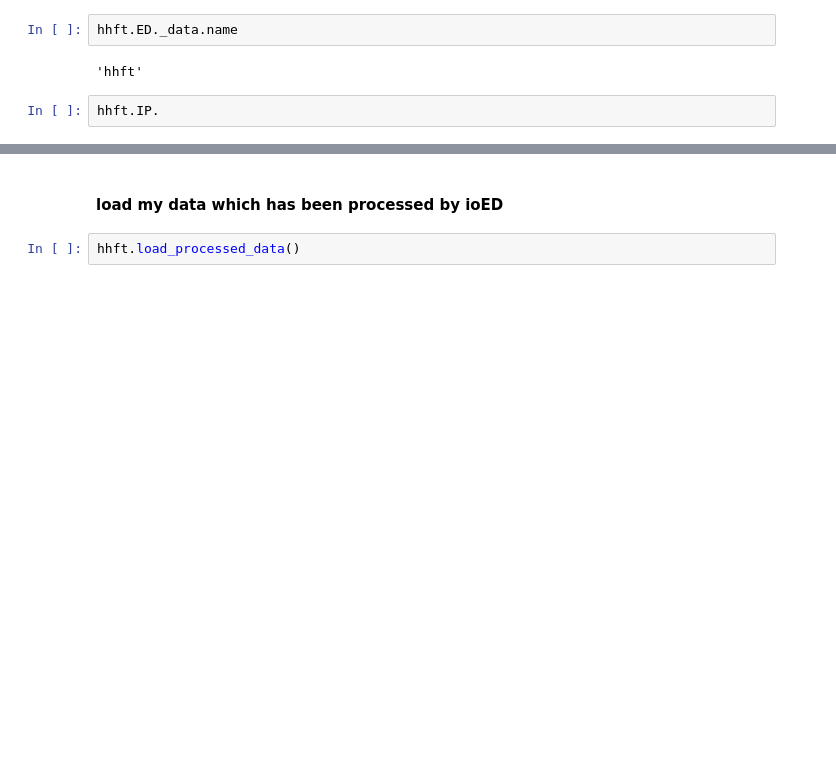
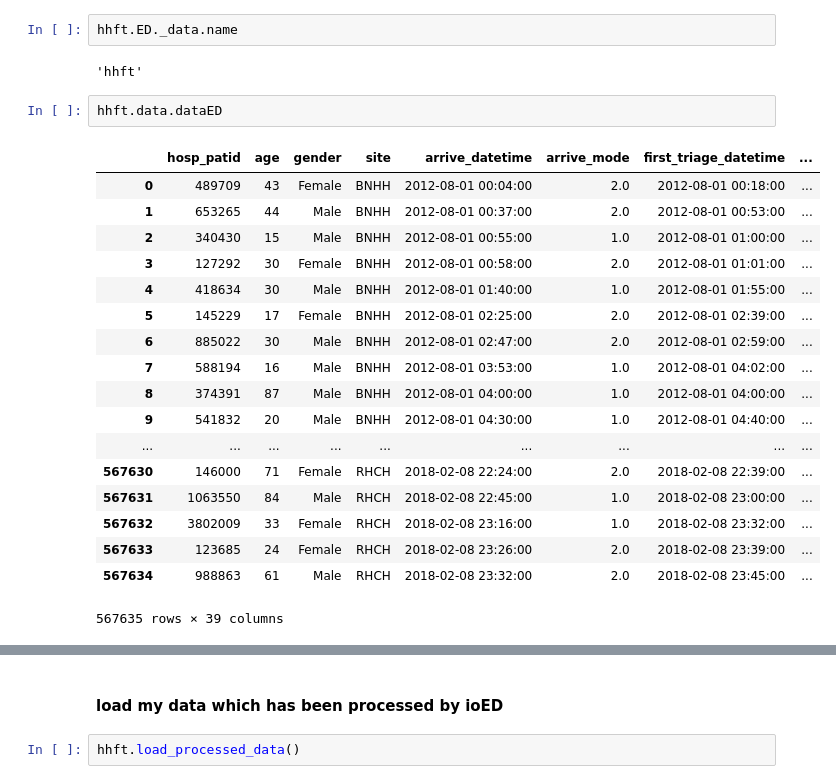
Before and after one commit to BradKeogh/flosp, a Jupyter notebook: hhft/hhftED_analysis.ipynb, the cells around one changed output, grey strips where cells are left out. Cells and saved outputs as stored; diff of their text form; blank space fills up the shorter version.

```diff
--- a/hhft/hhftED_analysis.ipynb
+++ b/hhft/hhftED_analysis.ipynb
@@ -35,5 +31,24 @@ hhft
 hhft.ED._data.name
 # %% [output]
 'hhft'
-# %%
-hhft.IP.
+# %%
+hhft.data.dataED
+# %% [output]
+|  | hosp_patid | age | gender | site | arrive_datetime | arrive_mode | first_triage_datetime | ... |
+| 0 | 489709 | 43 | Female | BNHH | 2012-08-01 00:04:00 | 2.0 | 2012-08-01 00:18:00 | ... |
+| 1 | 653265 | 44 | Male | BNHH | 2012-08-01 00:37:00 | 2.0 | 2012-08-01 00:53:00 | ... |
+| 2 | 340430 | 15 | Male | BNHH | 2012-08-01 00:55:00 | 1.0 | 2012-08-01 01:00:00 | ... |
+| 3 | 127292 | 30 | Female | BNHH | 2012-08-01 00:58:00 | 2.0 | 2012-08-01 01:01:00 | ... |
+| 4 | 418634 | 30 | Male | BNHH | 2012-08-01 01:40:00 | 1.0 | 2012-08-01 01:55:00 | ... |
+| 5 | 145229 | 17 | Female | BNHH | 2012-08-01 02:25:00 | 2.0 | 2012-08-01 02:39:00 | ... |
+| 6 | 885022 | 30 | Male | BNHH | 2012-08-01 02:47:00 | 2.0 | 2012-08-01 02:59:00 | ... |
+| 7 | 588194 | 16 | Male | BNHH | 2012-08-01 03:53:00 | 1.0 | 2012-08-01 04:02:00 | ... |
+| 8 | 374391 | 87 | Male | BNHH | 2012-08-01 04:00:00 | 1.0 | 2012-08-01 04:00:00 | ... |
+| 9 | 541832 | 20 | Male | BNHH | 2012-08-01 04:30:00 | 1.0 | 2012-08-01 04:40:00 | ... |
+| ... | ... | ... | ... | ... | ... | ... | ... | ... |
+| 567630 | 146000 | 71 | Female | RHCH | 2018-02-08 22:24:00 | 2.0 | 2018-02-08 22:39:00 | ... |
+| 567631 | 1063550 | 84 | Male | RHCH | 2018-02-08 22:45:00 | 1.0 | 2018-02-08 23:00:00 | ... |
+| 567632 | 3802009 | 33 | Female | RHCH | 2018-02-08 23:16:00 | 1.0 | 2018-02-08 23:32:00 | ... |
+| 567633 | 123685 | 24 | Female | RHCH | 2018-02-08 23:26:00 | 2.0 | 2018-02-08 23:39:00 | ... |
+| 567634 | 988863 | 61 | Male | RHCH | 2018-02-08 23:32:00 | 2.0 | 2018-02-08 23:45:00 | ... |
+567635 rows × 39 columns
```
Also changed, not shown: parts of 12 cells of this notebook, 4 other files.
